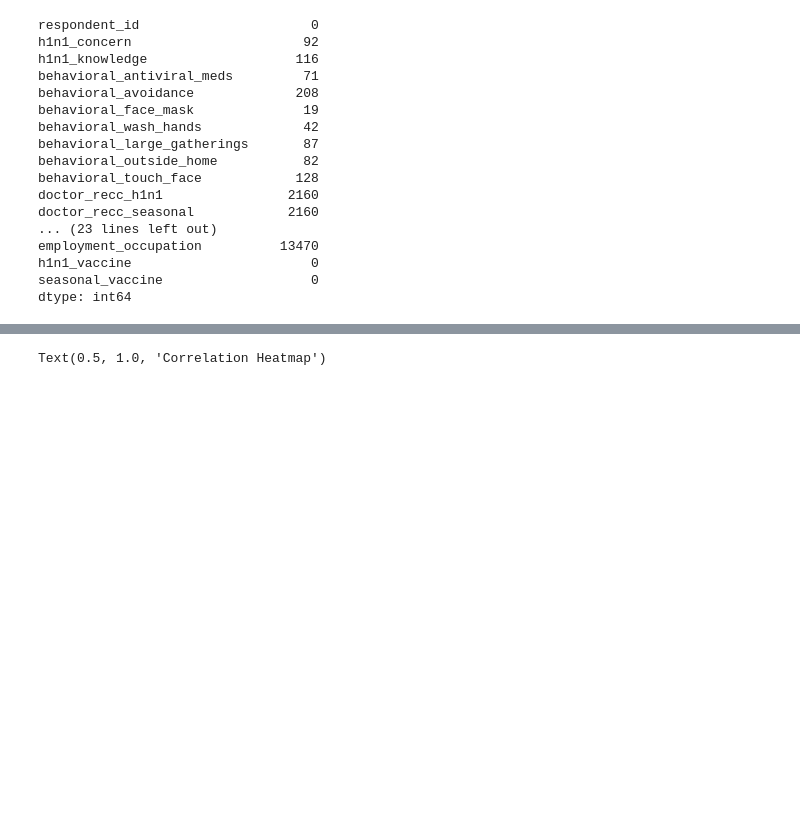
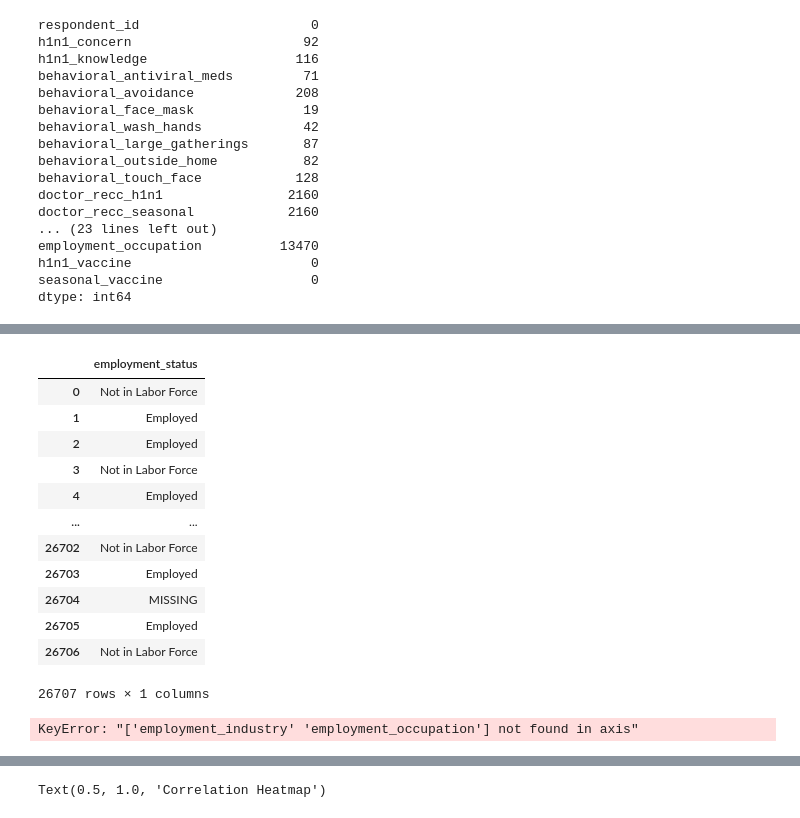
Before and after one commit to vrda23/Vaccination-ML, a Jupyter notebook: Vaccination ML project.ipynb, the cells around one changed output, grey strips where cells are left out. Drawn from its saved outputs; the diff is of its cells as text; code cells hidden in the pictures; blank space fills up the shorter version.

```diff
--- a/Vaccination ML project.ipynb
+++ b/Vaccination ML project.ipynb
@@ -119,0 +118,7 @@ df[["rent_or_own"]] = constant_imputer.fit_transform(df[["rent_or_own"]])
+# %%
+# Creating a function for imputing to quicken the process
+def con_imputer(df, column):
+    '''imputes categorical variable with MISSING'''
+    constant_imputer = SimpleImputer(strategy="constant", fill_value="MISSING")
+    df[[column]] = constant_imputer.fit_transform(df[[column]])
+    return df[[column]]
@@ -119,0 +143,25 @@ df[["rent_or_own"]] = constant_imputer.fit_transform(df[["rent_or_own"]])
+# %%
+# Imputing "rent or own"
+con_imputer(df, "rent_or_own")
+
+# Imputing employment_status
+con_imputer(df, "employment_status")
+# %% [output]
+|  | employment_status |
+| 0 | Not in Labor Force |
+| 1 | Employed |
+| 2 | Employed |
+| 3 | Not in Labor Force |
+| 4 | Employed |
+| ... | ... |
+| 26702 | Not in Labor Force |
+| 26703 | Employed |
+| 26704 | MISSING |
+| 26705 | Employed |
+| 26706 | Not in Labor Force |
+26707 rows × 1 columns
+# %%
+# Since around half of values in employment industry and occupation are missing, we choose to drop these columns
+df.drop(["employment_industry", "employment_occupation"], axis=1, inplace=True)
+# %% [output]
+KeyError: "['employment_industry' 'employment_occupation'] not found in axis"
```
Also changed, not shown: parts of 10 cells of this notebook.
